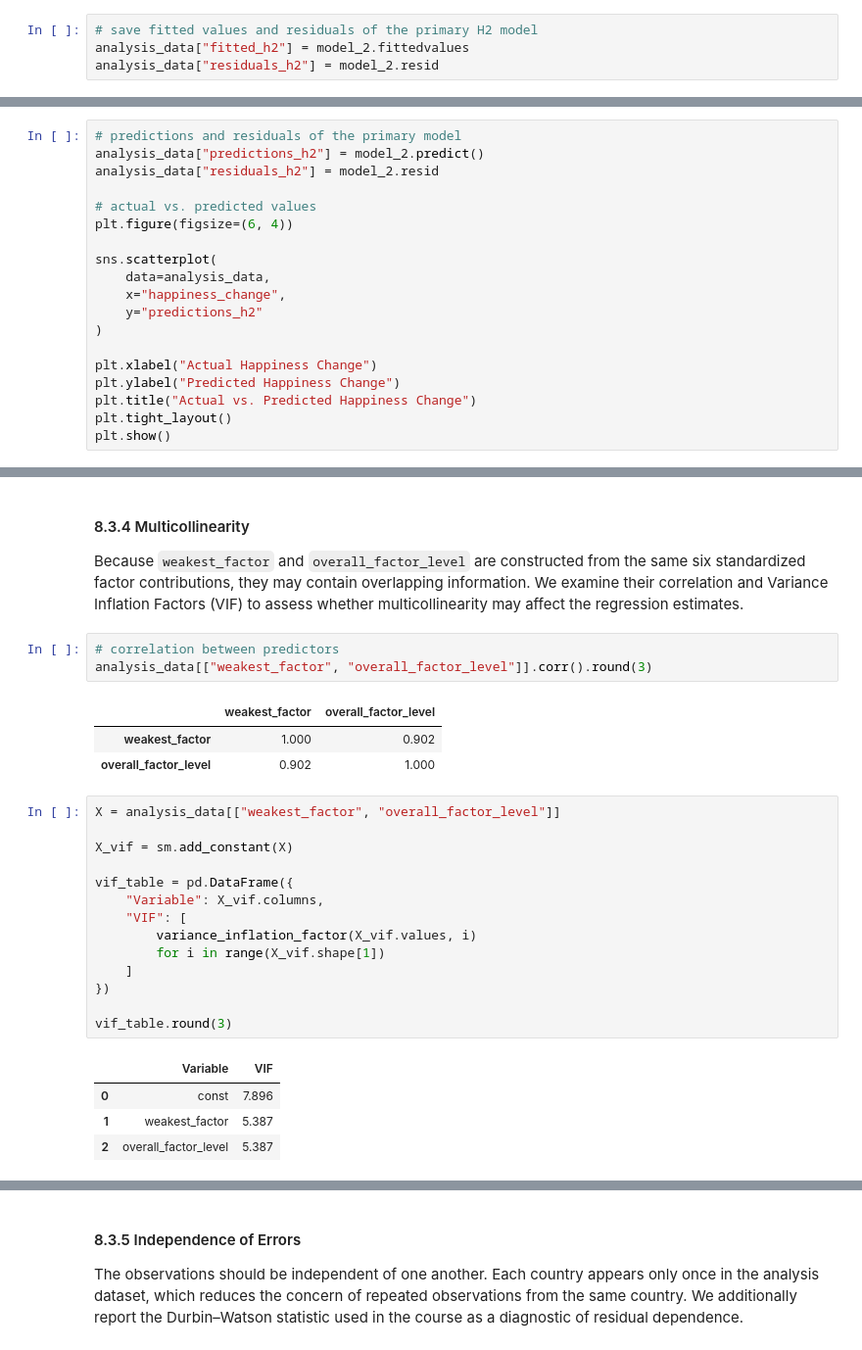
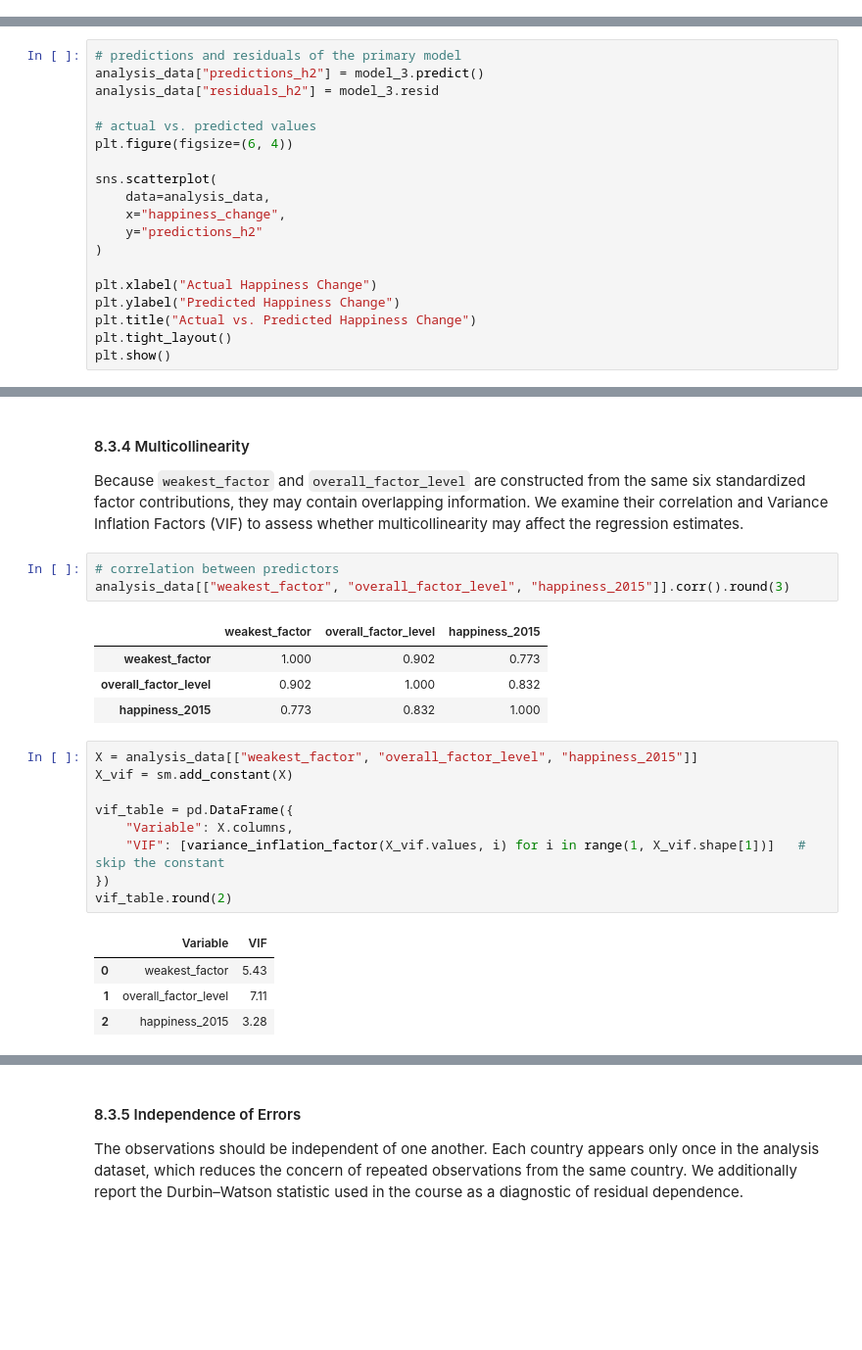
Before and after one commit to GiacomoAle8/ResearchMethodsProject, a Jupyter notebook: project.ipynb, the cells around one changed output, grey strips where cells are left out. Shown at 98% size. Cells and saved outputs as stored; diff of their text form; blank space fills up the shorter version.

```diff
--- a/project.ipynb
+++ b/project.ipynb
@@ -1466,10 +1278,6 @@ In Model 1, `weakest_factor` shows virtually no association with `happiness_chan
 When initial happiness is additionally controlled for in Model 3, the coefficient becomes statistically significant (β = 0.216, p = 0.028), while model fit increases substantially (R² = 0.203; adjusted R² = 0.187). Adding the region in Model 4 produces a very similar weakest-factor coefficient (β = 0.208, p = 0.032), suggesting that the baseline-adjusted result is relatively stable across regions.
 
 Therefore, the primary model does not provide sufficient evidence to reject H₀-₂.
-# %%
-# save fitted values and residuals of the primary H2 model
-analysis_data["fitted_h2"] = model_2.fittedvalues
-analysis_data["residuals_h2"] = model_2.resid
 # %% [markdown]
 ### 8.3 Regression Assumptions
 
@@ -1480,8 +1288,8 @@ We follow the five checks from the course: linearity, homoscedasticity, normalit
 Multiple linear regression assumes that the predictors have approximately linear relationships with the outcome. We therefore inspect the relationships between each predictor and `happiness_change`.
 # %%
 # predictions and residuals of the primary model
-analysis_data["predictions_h2"] = model_2.predict()
-analysis_data["residuals_h2"] = model_2.resid
+analysis_data["predictions_h2"] = model_3.predict()
+analysis_data["residuals_h2"] = model_3.resid
 
 # actual vs. predicted values
 plt.figure(figsize=(6, 4))
@@ -1585,28 +1393,24 @@ The normality assumption is therefore not fully satisfied. With 152 observations
 Because `weakest_factor` and `overall_factor_level` are constructed from the same six standardized factor contributions, they may contain overlapping information. We examine their correlation and Variance Inflation Factors (VIF) to assess whether multicollinearity may affect the regression estimates.
 # %%
 # correlation between predictors
-analysis_data[["weakest_factor", "overall_factor_level"]].corr().round(3)
+analysis_data[["weakest_factor", "overall_factor_level", "happiness_2015"]].corr().round(3)
 # %% [output]
-|  | weakest_factor | overall_factor_level |
-| weakest_factor | 1.000 | 0.902 |
-| overall_factor_level | 0.902 | 1.000 |
+|  | weakest_factor | overall_factor_level | happiness_2015 |
+| weakest_factor | 1.000 | 0.902 | 0.773 |
+| overall_factor_level | 0.902 | 1.000 | 0.832 |
+| happiness_2015 | 0.773 | 0.832 | 1.000 |
 # %%
-X = analysis_data[["weakest_factor", "overall_factor_level"]]
-
+X = analysis_data[["weakest_factor", "overall_factor_level", "happiness_2015"]]
 X_vif = sm.add_constant(X)
 
 vif_table = pd.DataFrame({
-    "Variable": X_vif.columns,
-    "VIF": [
-        variance_inflation_factor(X_vif.values, i)
-        for i in range(X_vif.shape[1])
-    ]
+    "Variable": X.columns,
+    "VIF": [variance_inflation_factor(X_vif.values, i) for i in range(1, X_vif.shape[1])]   # skip the constant
 })
-
-vif_table.round(3)
+vif_table.round(2)
 # %% [output]
 |  | Variable | VIF |
-| 0 | const | 7.896 |
-| 1 | weakest_factor | 5.387 |
-| 2 | overall_factor_level | 5.387 |
+| 0 | weakest_factor | 5.43 |
+| 1 | overall_factor_level | 7.11 |
+| 2 | happiness_2015 | 3.28 |
 # %% [markdown]
```
Also changed, not shown: parts of 40 cells of this notebook.
